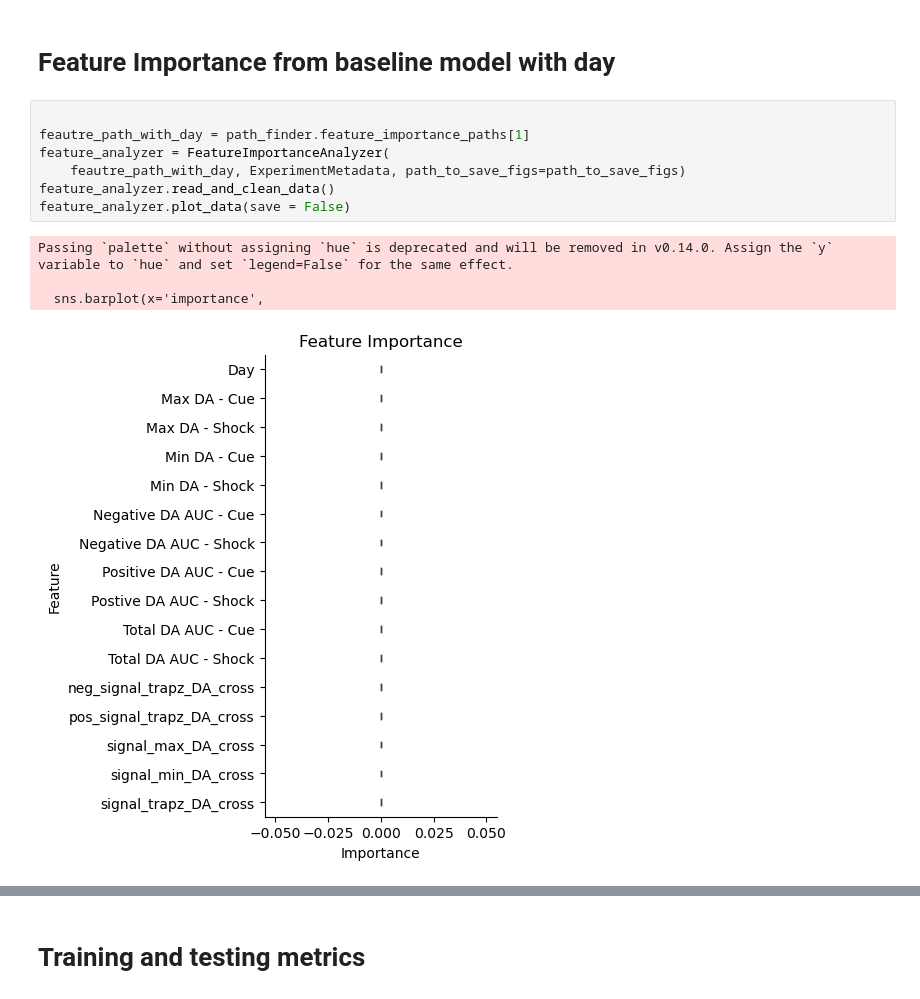
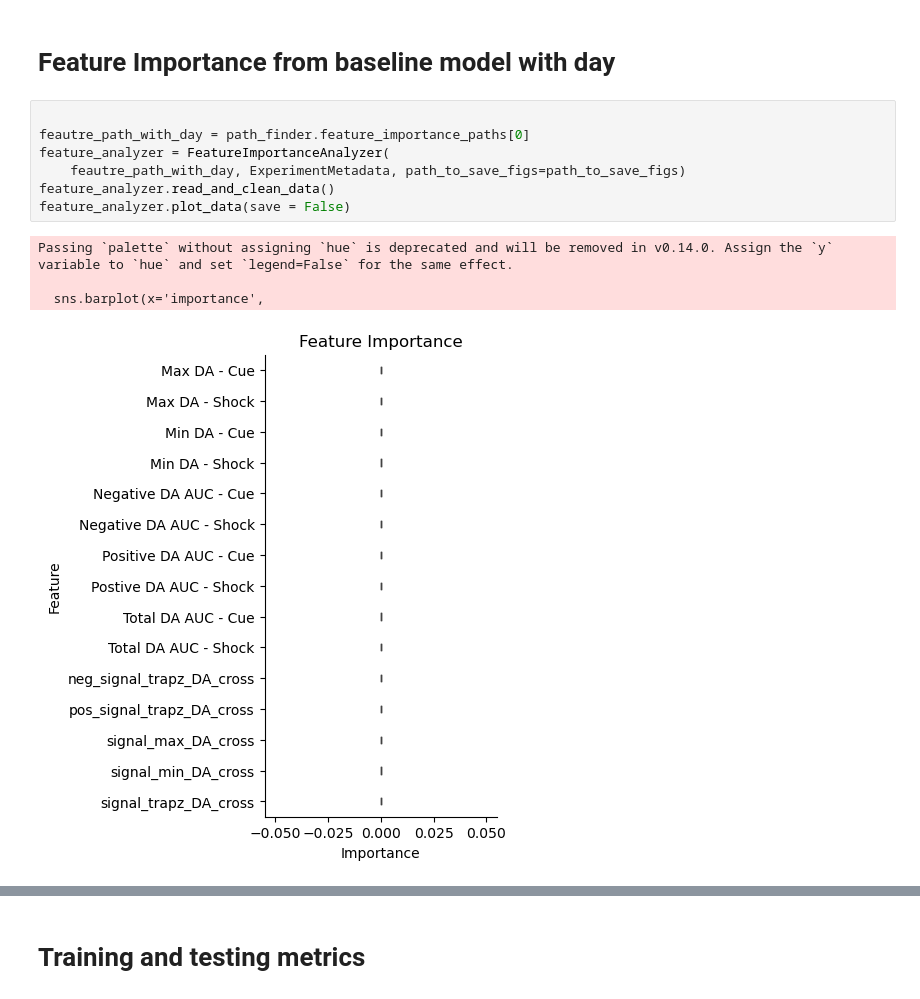
Before and after one commit to Mschaid/ENIGMA, a Jupyter notebook: notebooks/reports/final_experiments_analysis.ipynb, the cells around one changed output, grey strips where cells are left out. Saved outputs shown, nothing was run; the diff lists cells and outputs as text.

```diff
--- a/notebooks/reports/final_experiments_analysis.ipynb
+++ b/notebooks/reports/final_experiments_analysis.ipynb
@@ -65,16 +65,16 @@ path_finder.feature_importance_paths
 # Feature Importance from baseline model with day
 # %%
 
-feautre_path_with_day = path_finder.feature_importance_paths[1]
+feautre_path_with_day = path_finder.feature_importance_paths[0]
 feature_analyzer = FeatureImportanceAnalyzer(
     feautre_path_with_day, ExperimentMetadata, path_to_save_figs=path_to_save_figs)
 feature_analyzer.read_and_clean_data()
 feature_analyzer.plot_data(save = False)
 # %% [output]
 Passing `palette` without assigning `hue` is deprecated and will be removed in v0.14.0. Assign the `y` variable to `hue` and set `legend=False` for the same effect.
 
   sns.barplot(x='importance',
-[figure, old version]
+[figure, new version]
 # %%
 feature_analyzer.data_frame
 # %% [output]
```
Also changed, not shown: parts of 4 cells of this notebook.
